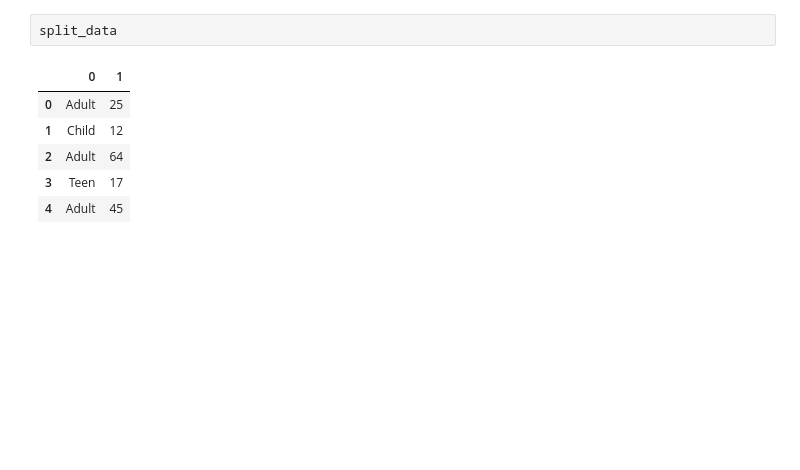
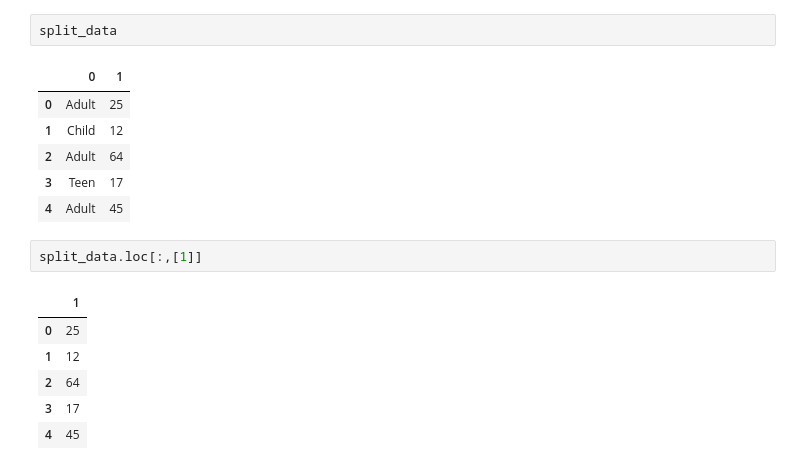
Before and after one commit to maciejsss/data-analysis-pandas, a Jupyter notebook: pandas.ipynb, the cells around one changed output. Drawn from its saved outputs; the diff is of its cells as text; blank space fills up the shorter version.

```diff
--- a/pandas.ipynb
+++ b/pandas.ipynb
@@ -584,3 +577,12 @@ split_data
 | 2 | Adult | 64 |
 | 3 | Teen | 17 |
 | 4 | Adult | 45 |
+# %%
+split_data.loc[:,[1]]
+# %% [output]
+|  | 1 |
+| 0 | 25 |
+| 1 | 12 |
+| 2 | 64 |
+| 3 | 17 |
+| 4 | 45 |
```
Also changed, not shown: parts of 35 cells of this notebook, 1 other file.
